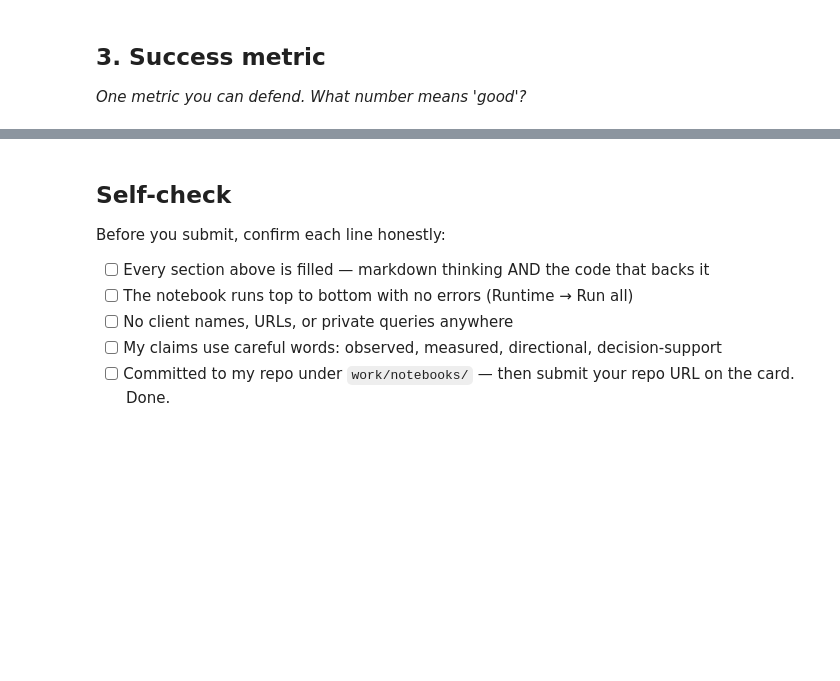
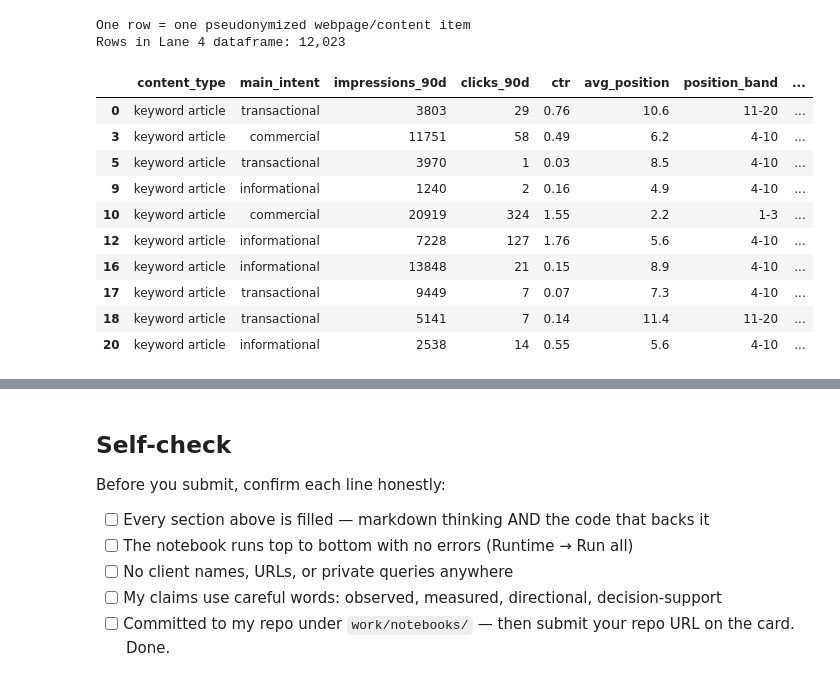
Before and after one commit to kevinwdt/flyrank-internship-ml, a Jupyter notebook: work/notebooks/w02_ml_task_framing.ipynb, the cells around one changed output, grey strips where cells are left out. Drawn from its saved outputs; the diff is of its cells as text; code cells hidden in the pictures; blank space fills up the shorter version.

```diff
--- a/work/notebooks/w02_ml_task_framing.ipynb
+++ b/work/notebooks/w02_ml_task_framing.ipynb
@@ -20,7 +170,37 @@ This skeleton is yours to fill. Work the sections **in order** — each one has
 # %%
 # This cell is for CODE (numbers, a query, a check).
 # Write your text answer in the cell ABOVE this one — typing sentences here breaks Run All.
+
+unit_of_analysis = lane_df[
+    [
+        "content_type",
+        "main_intent",
+        "impressions_90d",
+        "clicks_90d",
+        "ctr",
+        "avg_position",
+        "position_band",
+        "engagement_rate",
+        "days_since_last_update",
+        "ctr_gap_proxy"
+    ]
+].copy()
+
+print("One row = one pseudonymized webpage/content item")
+print("Rows in Lane 4 dataframe:", f"{len(unit_of_analysis):,}")
+
+display(unit_of_analysis.head(10))
+# %% [output]
+One row = one pseudonymized webpage/content item
+Rows in Lane 4 dataframe: 12,023
+|  | content_type | main_intent | impressions_90d | clicks_90d | ctr | avg_position | position_band | ... |
+| 0 | keyword article | transactional | 3803 | 29 | 0.76 | 10.6 | 11-20 | ... |
+| 3 | keyword article | commercial | 11751 | 58 | 0.49 | 6.2 | 4-10 | ... |
+| 5 | keyword article | transactional | 3970 | 1 | 0.03 | 8.5 | 4-10 | ... |
+| 9 | keyword article | informational | 1240 | 2 | 0.16 | 4.9 | 4-10 | ... |
+| 10 | keyword article | commercial | 20919 | 324 | 1.55 | 2.2 | 1-3 | ... |
+| 12 | keyword article | informational | 7228 | 127 | 1.76 | 5.6 | 4-10 | ... |
+| 16 | keyword article | informational | 13848 | 21 | 0.15 | 8.9 | 4-10 | ... |
+| 17 | keyword article | transactional | 9449 | 7 | 0.07 | 7.3 | 4-10 | ... |
+| 18 | keyword article | transactional | 5141 | 7 | 0.14 | 11.4 | 11-20 | ... |
+| 20 | keyword article | informational | 2538 | 14 | 0.55 | 5.6 | 4-10 | ... |
-# %% [markdown]
-## 3. Success metric
-
-*One metric you can defend. What number means 'good'?*
```
Also changed, not shown: parts of 15 cells of this notebook.
